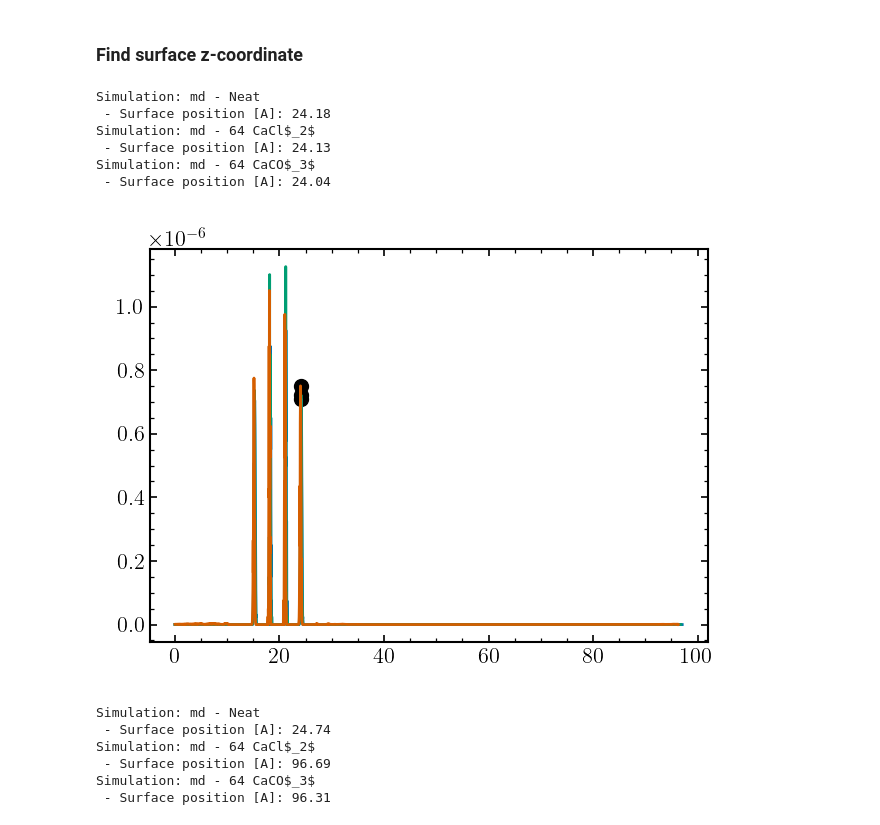
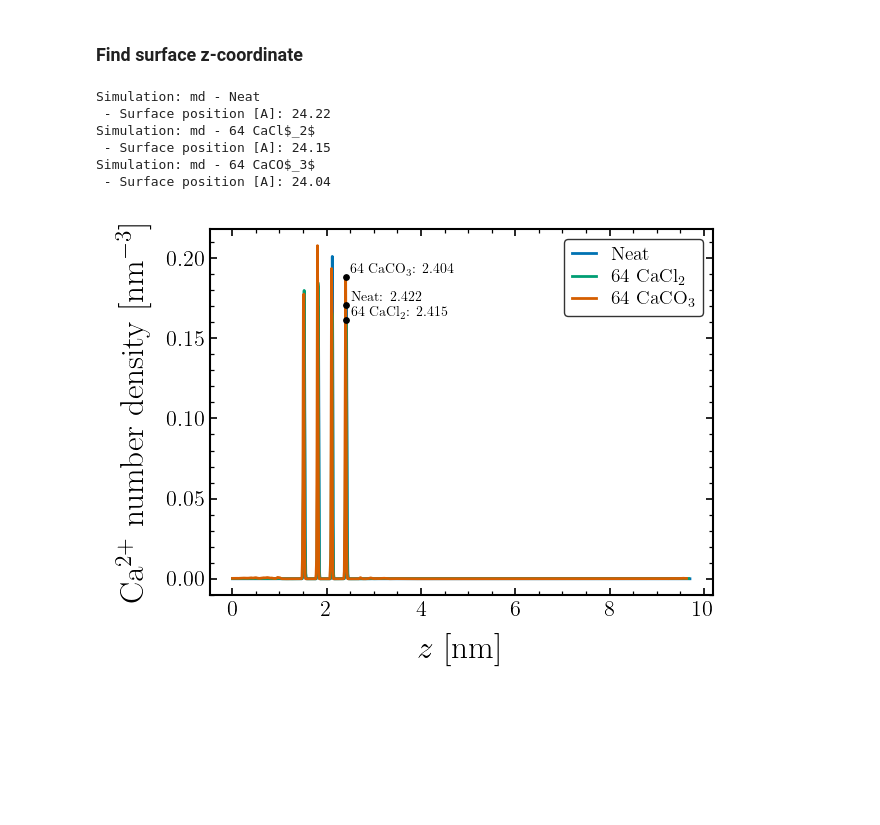
Before and after one commit to CarvFS/Analysis-Polyelectrolyte-Surface-Adsorption, a Jupyter notebook: analysis/4-no-PE/notebooks/axial_density.ipynb, the cells around one changed output. Saved outputs shown, nothing was run; the diff lists cells and outputs as text; code cells hidden in the pictures; blank space fills up the shorter version.

```diff
--- a/analysis/4-no-PE/notebooks/axial_density.ipynb
+++ b/analysis/4-no-PE/notebooks/axial_density.ipynb
@@ -37,7 +42,7 @@ set_style()
 # %%
 # parameters
 verbose = True
-data_path = Path().cwd().parent / "data" / "START_1000-STOP_500000-STEP_25"
+data_path = Path().cwd().parent / "data" / "START_1000-STOP_500000-STEP_10"
 fig_args = {"dpi": 600, "bbox_inches": "tight"}
 fig_ext = "png"
 dir_output = Path().cwd() / "../output/axial_density"
@@ -72,6 +77,7 @@ class Sim:
     sampling: str
     label: str
     z_all: list[np.ndarray]
+    z_not_sol: list[np.ndarray]
     z_numden_osol: list[np.ndarray]
     z_numden_ca: list[np.ndarray] = None
     z_numden_cl: list[np.ndarray] = None
@@ -130,7 +136,11 @@ def load_simulations(data_path: Path, labels: list[str]) -> list[Sim]:
                 label=labels[i],
                 z_all=np.load(
                     sampling_method
-                    / f"mdanalysis_potential/data/linear_density_z_all.npz"
+                    / f"mdanalysis_lineardensity/data/lineardensity_z_all_atoms.npz"
+                ),
+                z_not_sol=np.load(
+                    sampling_method
+                    / f"mdanalysis_lineardensity/data/lineardensity_z_not_resname_SOL_atoms.npz"
                 ),
                 z_numden_osol=np.load(
                     sampling_method
@@ -214,63 +224,43 @@ def save_fig(
 # %%
 # find surface z-coordinate as last major peak in the number density profile
 fig, ax = plt.subplots()
+ax.set_xlabel(r"$z$ [nm]")
+ax.set_ylabel(r"Ca$^{2+}$ number density [nm$^{-3}$]")
 
 for sim in tqdm(sims, desc="Surface position", dynamic_ncols=True):
-    z_ca = sim.z_numden_cal["number_density"]
-    z_pos = sim.z_numden_cal["hist_bin_centers"]
-
-    ax.plot(z_pos, z_ca, label=sim.label)
+    z_ca = sim.z_numden_ca["number_density"]
+    z_pos = sim.z_numden_ca["position"]
+    ax.plot(z_pos/10.0, z_ca, label=sim.label)
 
     maxima, _ = find_peaks(z_ca, distance=10, prominence=0.001)
     sim.z_surface_pos = z_pos[maxima[-1]]
-    ax.scatter(sim.z_surface_pos, z_ca[maxima[-1]], color="black")
+    ax.scatter(sim.z_surface_pos/10, z_ca[maxima[-1]], color="black", s=15, zorder=20)
+    # plot text with the z-coordinate
+    ax.text(sim.z_surface_pos/10 + 0.1, z_ca[maxima[-1]], f"{sim.label}: {sim.z_surface_pos/10:.3f}", fontsize=10, ha="left", va="bottom", color="black", rotation=0, zorder=25)
 
     if verbose:
         print(f"Simulation: {sim.sampling} - {sim.label}")
         print(f" - Surface position [A]: {sim.z_surface_pos:.2f}")
+
+ax.legend()
 
 # save data
 tags, z_pos = [], []
 for sim in sims:
     tags.append(sim.name + "_" + sim.sampling)
     z_pos.append(sim.z_surface_pos)
 df = pd.DataFrame({"tag": tags, "z_surface_pos_ang": z_pos})
 df.to_csv(dir_dat / "z_surface_pos.csv", index=False)
+fig.tight_layout()
+fig.savefig(dir_fig / f"z_surface_pos.{fig_ext}", **fig_args)
 # %% [output]
 Simulation: md - Neat
- - Surface position [A]: 24.18
+ - Surface position [A]: 24.22
 Simulation: md - 64 CaCl$_2$
- - Surface position [A]: 24.13
+ - Surface position [A]: 24.15
 Simulation: md - 64 CaCO$_3$
  - Surface position [A]: 24.04
-[figure, old version]
+[figure, new version]
-# %%
-# find surface z-coordinate as last major peak in the number density profile
-for sim in tqdm(sims, desc="Surface position", dynamic_ncols=True):
-    z_ca = sim.z_numden_cal["number_density"]
-    z_pos = sim.z_numden_cal["hist_bin_centers"]
-
-    maxima, _ = find_peaks(z_ca, distance=10)
-    sim.z_surface_pos = z_pos[maxima[-1]]
-
-    if verbose:
-        print(f"Simulation: {sim.sampling} - {sim.label}")
-        print(f" - Surface position [A]: {sim.z_surface_pos:.2f}")
-
-# save data
-tags, z_pos = [], []
-for sim in sims:
-    tags.append(sim.name + "_" + sim.sampling)
-    z_pos.append(sim.z_surface_pos)
-df = pd.DataFrame({"tag": tags, "z_surface_pos_ang": z_pos})
-df.to_csv(dir_dat / "z_surface_pos.csv", index=False)
-# %% [output]
-Simulation: md - Neat
- - Surface position [A]: 24.74
-Simulation: md - 64 CaCl$_2$
- - Surface position [A]: 96.69
-Simulation: md - 64 CaCO$_3$
- - Surface position [A]: 96.31
 # %%
 # plot the number density profile of water oxygen atoms
 cmap = cc.glasbey
```
Also changed, not shown: parts of 15 cells of this notebook.
